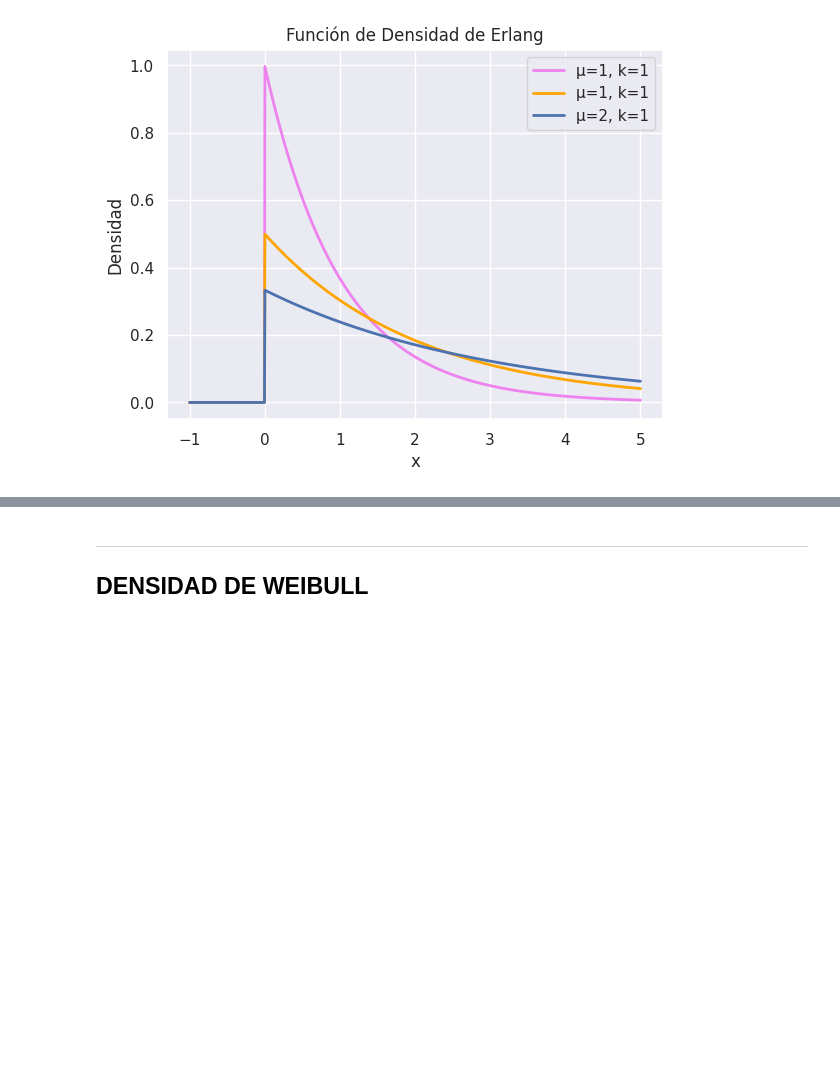
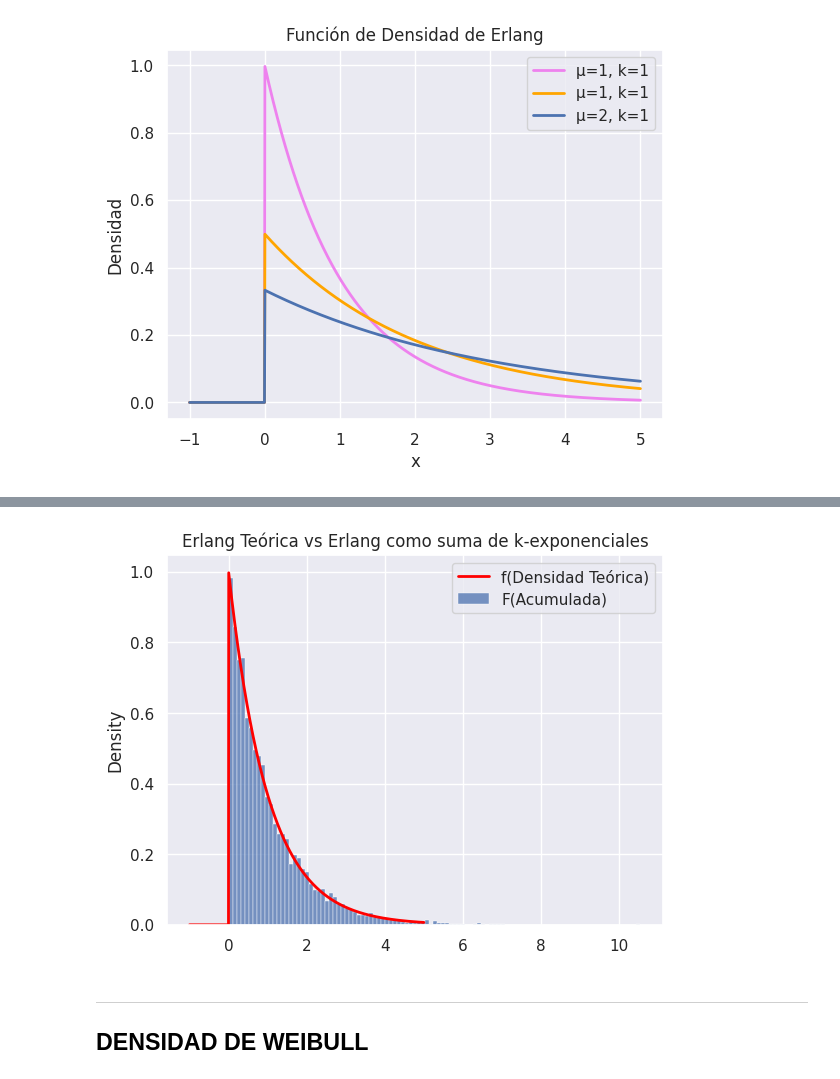
Before and after one commit to alvaro-mediina/modelos-y-simulacion-2025, a Jupyter notebook: tp5-var-aleatorias-continuas/Ejercicio-2.ipynb, the cells around one changed output, grey strips where cells are left out. Cells and saved outputs as stored; diff of their text form; code cells hidden in the pictures; blank space fills up the shorter version.

```diff
--- a/tp5-var-aleatorias-continuas/Ejercicio-2.ipynb
+++ b/tp5-var-aleatorias-continuas/Ejercicio-2.ipynb
@@ -169,3 +313,20 @@ plt.show()
+# %%
+#Parámetros de la distribución
+MU = 1
+K = 1
+Nsim = 10_000
+simulations = [F_Erlang(k=K, mu=MU) for _ in range(Nsim)]
+
+x = np.linspace(-1, 5, 1000)
+
+sns.set_theme(style='darkgrid')
+sns.lineplot(x=x, y=Erlang_density(x=x, mu=MU, k=K), linewidth=2, color='red', label="f(Densidad Teórica)")
+sns.histplot(simulations, stat='density', label="F(Acumulada)")
+plt.legend()
+plt.title("Erlang Teórica vs Erlang como suma de k-exponenciales")
+plt.show()
+# %% [output]
+[figure, added]
 # %% [markdown]
 ---
 ## DENSIDAD DE WEIBULL
```
Also changed, not shown: parts of 13 cells of this notebook.
